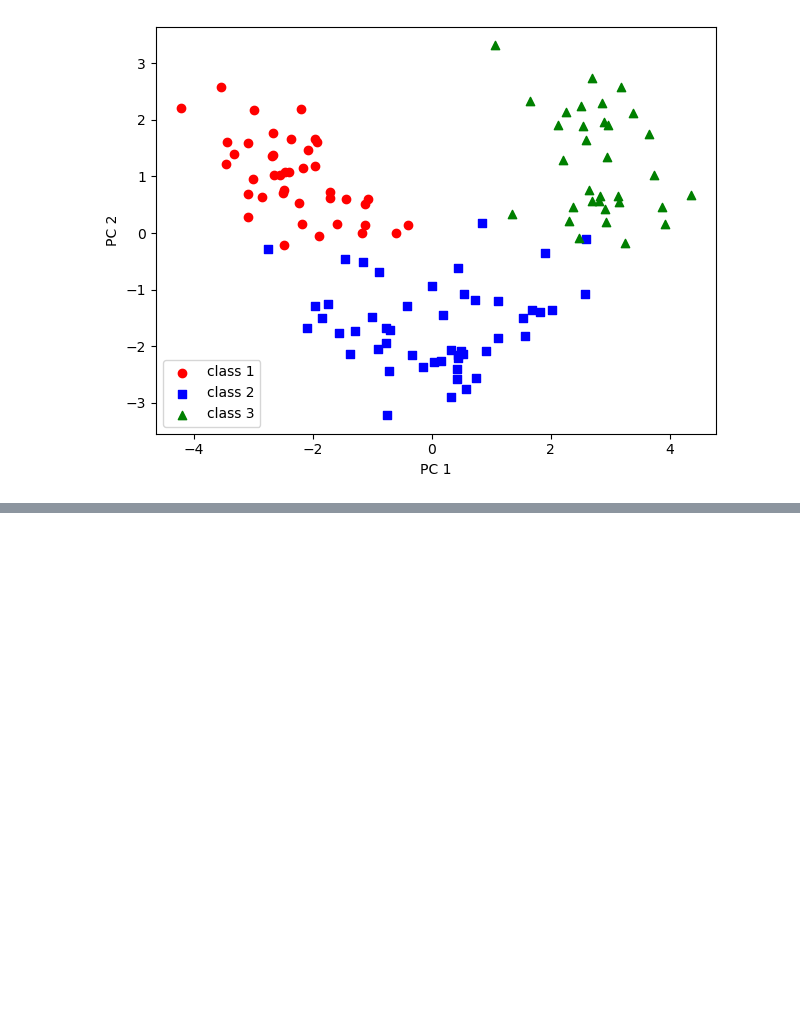
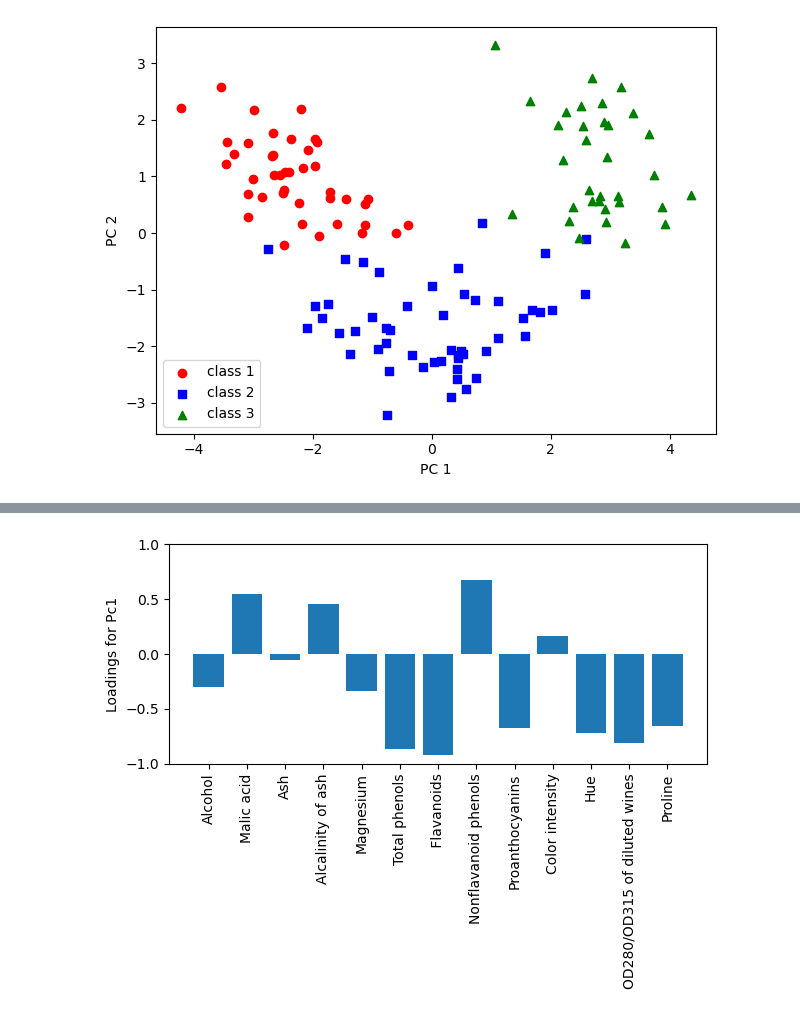
Before and after one commit to GeordieJones/ML_Learning, a Jupyter notebook: compressing_data.ipynb, the cells around one changed output, grey strips where cells are left out. Cells and saved outputs as stored; diff of their text form; code cells hidden in the pictures; blank space fills up the shorter version.

```diff
--- a/compressing_data.ipynb
+++ b/compressing_data.ipynb
@@ -64,0 +125,12 @@ plt.show()
+# %%
+loadings = eigan_vecs * np.sqrt(eigan_vals)
+fig,ax=plt.subplots()
+ax.bar(range(13), loadings[:,0], align='center')
+ax.set_ylabel('Loadings for Pc1')
+ax.set_xticks(range(13))
+ax.set_xticklabels(df_wine.columns[1:], rotation = 90)
+plt.ylim([-1,1])
+plt.tight_layout()
+plt.show()
+# %% [output]
+[figure, added]
```
Also changed, not shown: parts of 5 cells of this notebook.
